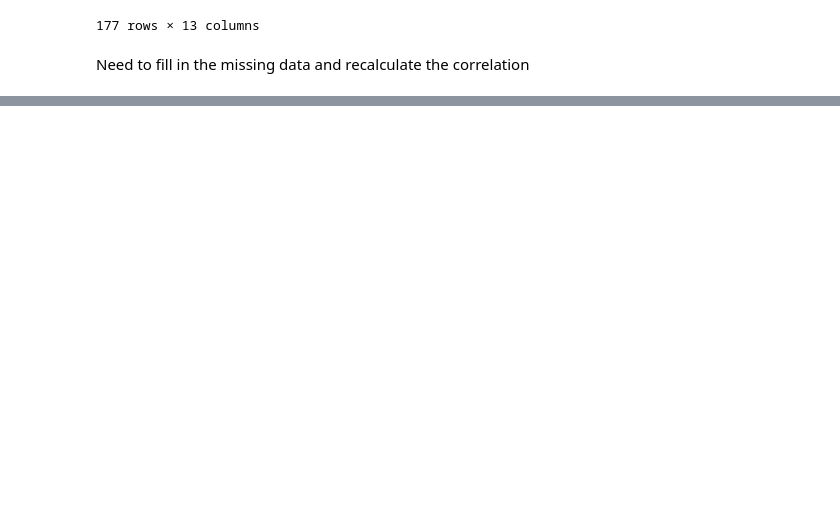
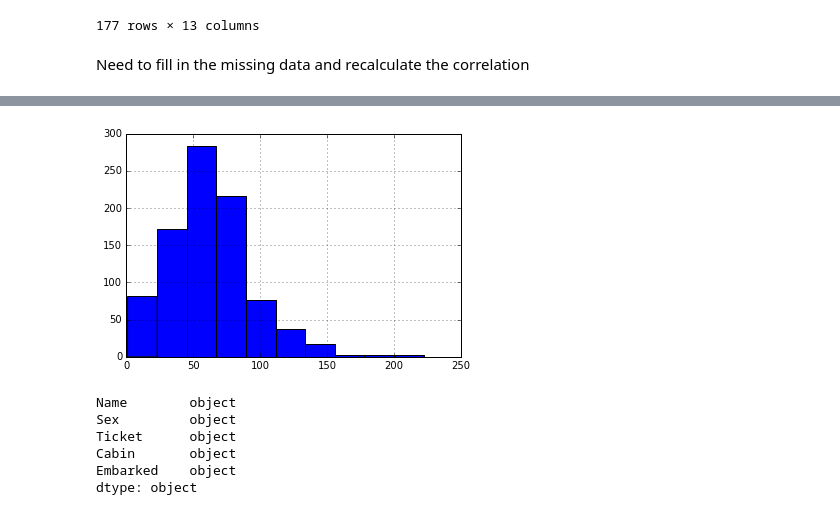
Before and after one commit to monkeydunkey/Titanic_Machine_Learning, a Jupyter notebook: Titanic Dataset.ipynb, the cells around one changed output, grey strips where cells are left out. Cells and saved outputs as stored; diff of their text form; code cells hidden in the pictures; blank space fills up the shorter version.

```diff
--- a/Titanic Dataset.ipynb
+++ b/Titanic Dataset.ipynb
@@ -126,0 +147,15 @@ TypeError: list indices must be integers, not tuple
+# %%
+TitanicFrame['Age*Class'] = TitanicFrame.AgeFill * TitanicFrame.Pclass
+TitanicFrame['Age*Class'].hist()
+P.show()
+# %% [output]
+[figure, added]
+# %%
+TitanicFrame.dtypes[TitanicFrame.dtypes.map(lambda x: x=='object')]
+# %% [output]
+Name        object
+Sex         object
+Ticket      object
+Cabin       object
+Embarked    object
+dtype: object
```
Also changed, not shown: parts of 15 cells of this notebook, 1 other file.
